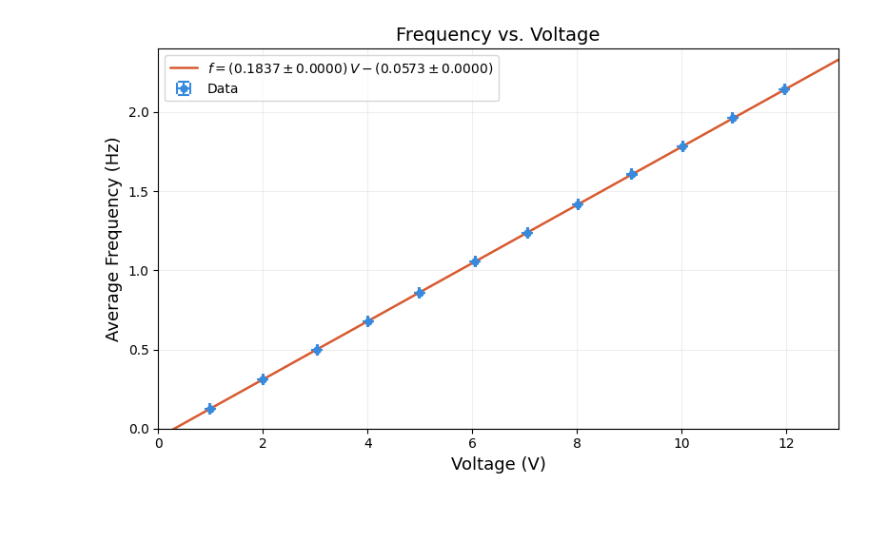
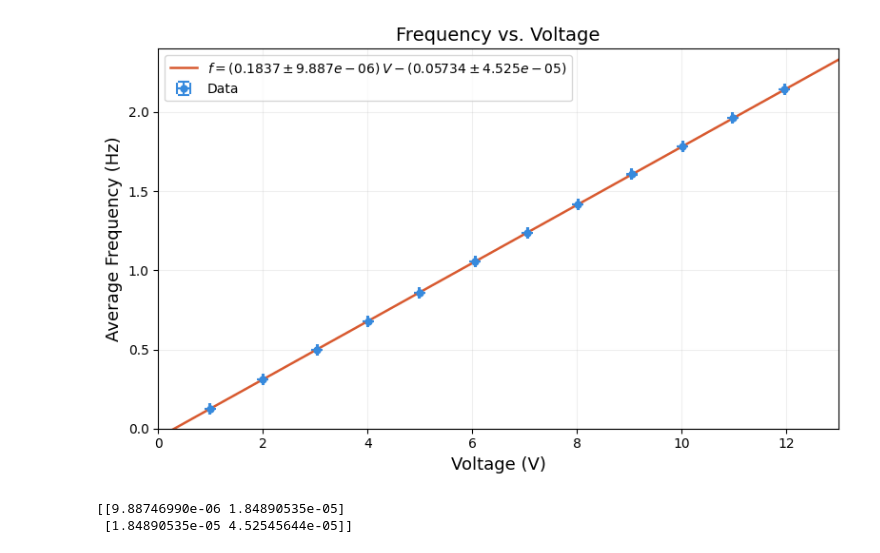
Before and after one commit to veccyboi/phys81L, a Jupyter notebook: pendulum_lab/day1.ipynb, the cells around one changed output. Saved outputs shown, nothing was run; the diff lists cells and outputs as text; code cells hidden in the pictures; blank space fills up the shorter version.

```diff
--- a/pendulum_lab/day1.ipynb
+++ b/pendulum_lab/day1.ipynb
@@ -34,33 +34,38 @@ m_err, c_err = np.sqrt(np.diag(pcov))
 V_fit = np.linspace(0, 13, 300)
 f_fit = linear(V_fit, m, c)
 
 sign = '+' if c >= 0 else '-'
-eq_str = (f'$f = ({m:.4f} \\pm {m_err:.4f})\\,V '
-          f'{sign} ({abs(c):.4f} \\pm {c_err:.4f})$')
+eq_str = (f'$f = ({m:.4} \\pm {m_err:.4})\\,V '
+          f'{sign} ({abs(c):.4} \\pm {c_err:.4})$')
 
 fig, ax = plt.subplots(figsize=(8, 5))
 
 ax.errorbar(
     voltage, frequency,
     xerr=v_err, yerr=f_err,
     fmt='o', color='#378add',
     ecolor='#378add', elinewidth=1.5,
     capsize=4, capthick=1.5,
     markersize=5, label='Data'
 )
 
 ax.plot(V_fit, f_fit, color='#d85a30', linewidth=1.8, label=eq_str)
 
 ax.set_xlabel('Voltage (V)', fontsize=13)
 ax.set_ylabel('Average Frequency (Hz)', fontsize=13)
 ax.set_title('Frequency vs. Voltage', fontsize=14)
 ax.set_xlim(0, 13)
 ax.set_ylim(0, 2.4)
 ax.grid(True, alpha=0.2)
 ax.legend(fontsize=10)
 
 plt.tight_layout()
 plt.savefig('frequency_vs_voltage.png', dpi=150)
 plt.show()
 # %% [output]
-[figure, old version]
+[figure, new version]
+# %%
+print(str(np.sqrt(np.abs(pcov))))
+# %% [output]
+[[9.88746990e-06 1.84890535e-05]
+ [1.84890535e-05 4.52545644e-05]]
```
Also changed, not shown: 1 other file.
